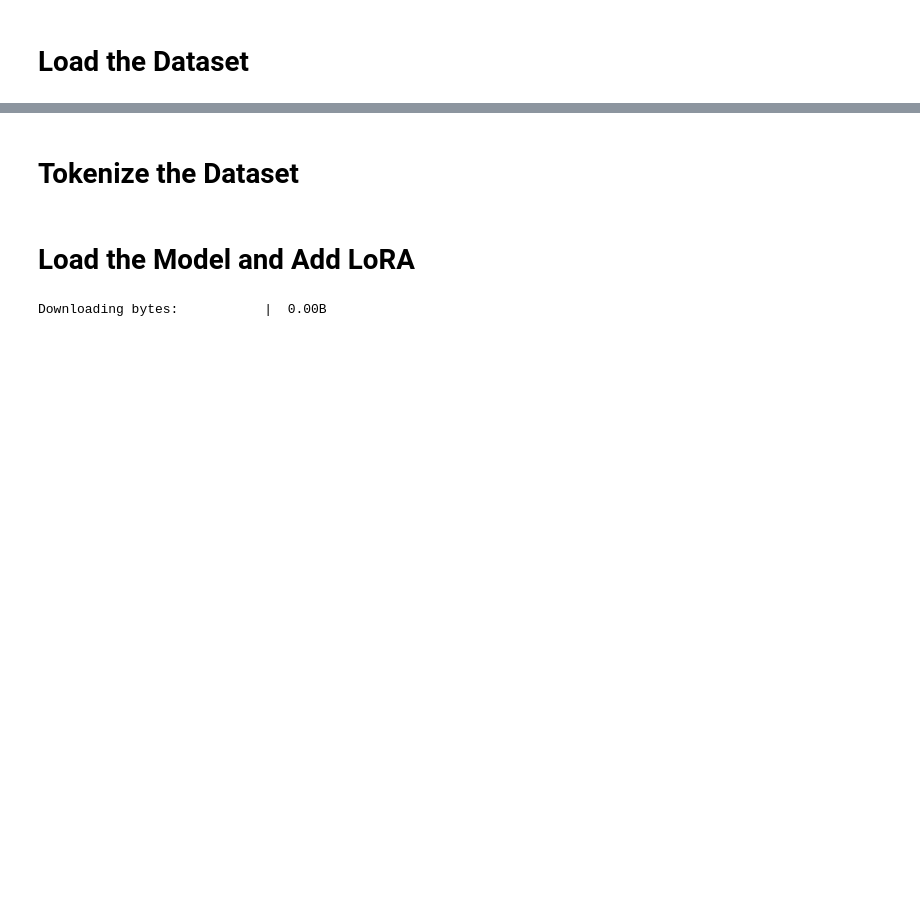
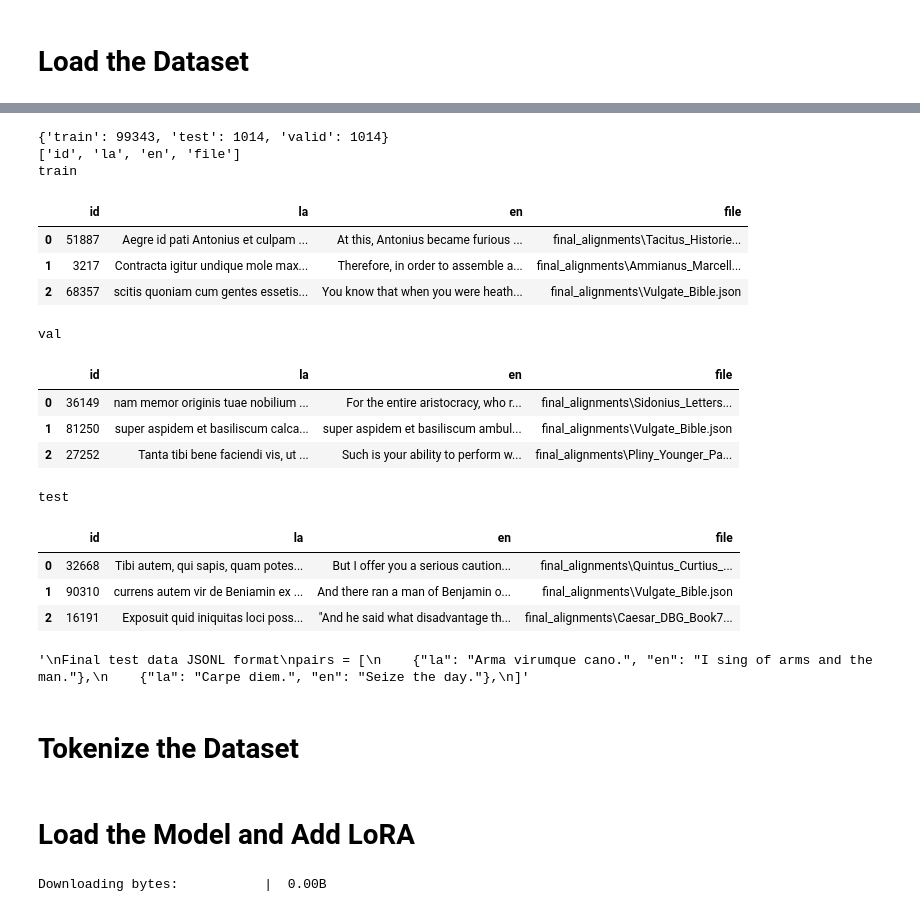
Before and after one commit to RileySchina/Natural-Language-Processing, a Jupyter notebook: latin_translation_lora.ipynb, the cells around one changed output, grey strips where cells are left out. Saved outputs shown, nothing was run; the diff lists cells and outputs as text; code cells hidden in the pictures; blank space fills up the shorter version.

```diff
--- a/latin_translation_lora.ipynb
+++ b/latin_translation_lora.ipynb
@@ -92,3 +142,46 @@ data/valid-00000-of-00001-cf90f0473c819b(…): downloading bytes:           |  0
+# %%
+import pandas as pd
+
+print({k: len(v) for k, v in raw.items()})
+print(dataset['train'].column_names)
+
+pd.set_option('display.max_colwidth', None)
+
+dataset['train'].to_pandas().head()
+
+from IPython.display import display
+
+for name in ['train', 'val', 'test']:
+    print(name)
+    display(dataset[name].to_pandas().head(3))
+# %% [output]
+{'train': 99343, 'test': 1014, 'valid': 1014}
+['id', 'la', 'en', 'file']
+train
+|  | id | la | en | file |
+| 0 | 51887 | Aegre id pati Antonius et culpam ... | At this, Antonius became furious ... | final_alignments\Tacitus_Historie... |
+| 1 | 3217 | Contracta igitur undique mole max... | Therefore, in order to assemble a... | final_alignments\Ammianus_Marcell... |
+| 2 | 68357 | scitis quoniam cum gentes essetis... | You know that when you were heath... | final_alignments\Vulgate_Bible.json |
+val
+|  | id | la | en | file |
+| 0 | 36149 | nam memor originis tuae nobilium ... | For the entire aristocracy, who r... | final_alignments\Sidonius_Letters... |
+| 1 | 81250 | super aspidem et basiliscum calca... | super aspidem et basiliscum ambul... | final_alignments\Vulgate_Bible.json |
+| 2 | 27252 | Tanta tibi bene faciendi vis, ut ... | Such is your ability to perform w... | final_alignments\Pliny_Younger_Pa... |
+test
+|  | id | la | en | file |
+| 0 | 32668 | Tibi autem, qui sapis, quam potes... | But I offer you a serious caution... | final_alignments\Quintus_Curtius_... |
+| 1 | 90310 | currens autem vir de Beniamin ex ... | And there ran a man of Benjamin o... | final_alignments\Vulgate_Bible.json |
+| 2 | 16191 | Exposuit quid iniquitas loci poss... | "And he said what disadvantage th... | final_alignments\Caesar_DBG_Book7... |
+# %%
+#import json
+'''
+Final test data JSONL format
+pairs = [
+    {"la": "Arma virumque cano.", "en": "I sing of arms and the man."},
+    {"la": "Carpe diem.", "en": "Seize the day."},
+]'''
+# %% [output]
+'\nFinal test data JSONL format\npairs = [\n    {"la": "Arma virumque cano.", "en": "I sing of arms and the man."},\n    {"la": "Carpe diem.", "en": "Seize the day."},\n]'
 # %% [markdown]
 # Tokenize the Dataset
 # %%
```
Also changed, not shown: parts of 10 cells of this notebook.
